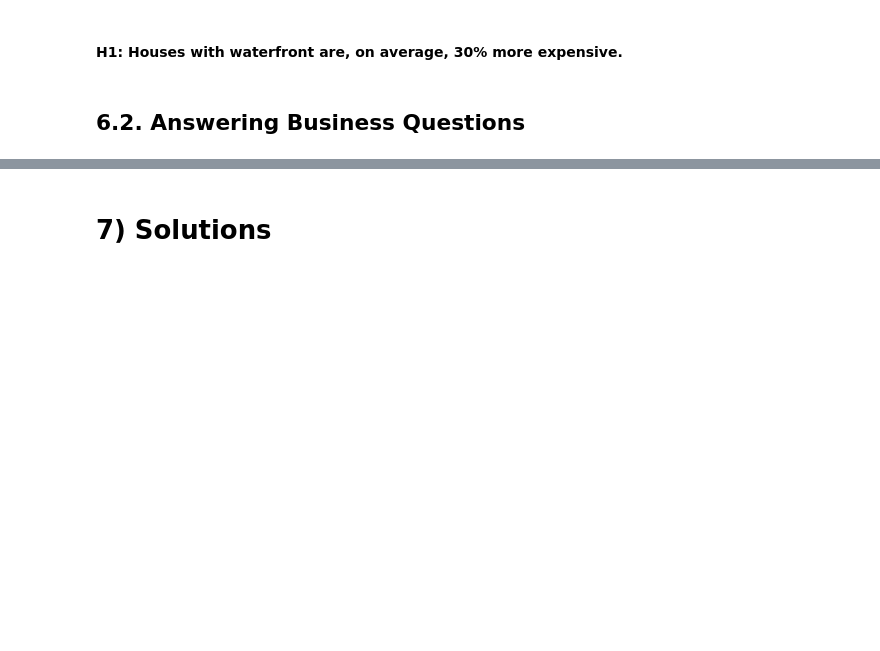
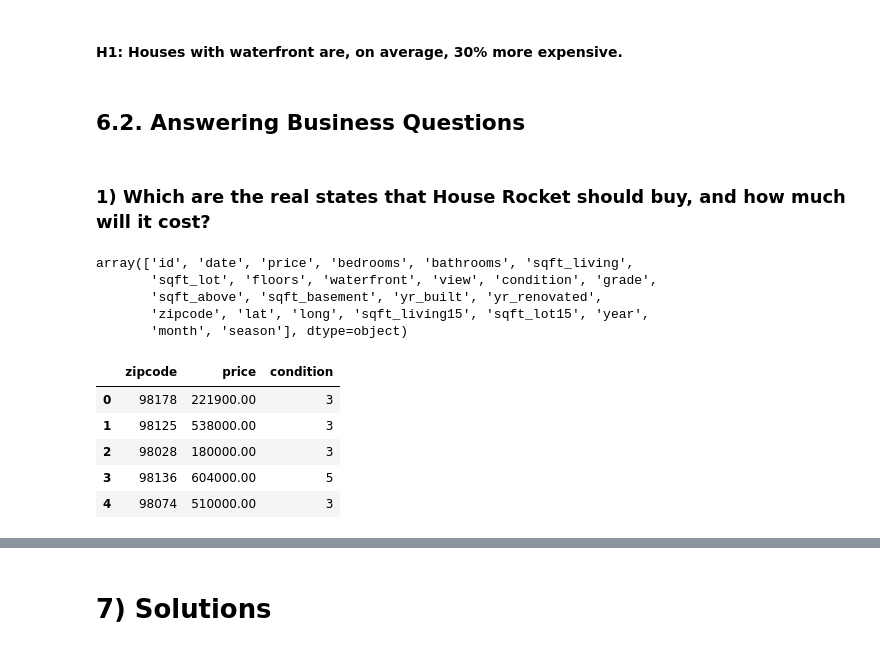
Before and after one commit to GustavoBarros11/house-rocket-insights-project, a Jupyter notebook: house_rocket_insights_cycle01.ipynb, the cells around one changed output, grey strips where cells are left out. Saved outputs shown, nothing was run; the diff lists cells and outputs as text; code cells hidden in the pictures; blank space fills up the shorter version.

```diff
--- a/house_rocket_insights_cycle01.ipynb
+++ b/house_rocket_insights_cycle01.ipynb
@@ -319,3 +331,23 @@ A média de crescimento dos preços MoM foi de 0.375%
 #### **H1: Houses with waterfront are, on average, 30% more expensive.**
 # %% [markdown]
 ## 6.2. Answering Business Questions
+# %% [markdown]
+### 1) Which are the real states that House Rocket should buy, and how much will it cost?
+# %%
+house_rocket.columns.values
+# %% [output]
+array(['id', 'date', 'price', 'bedrooms', 'bathrooms', 'sqft_living',
+       'sqft_lot', 'floors', 'waterfront', 'view', 'condition', 'grade',
+       'sqft_above', 'sqft_basement', 'yr_built', 'yr_renovated',
+       'zipcode', 'lat', 'long', 'sqft_living15', 'sqft_lot15', 'year',
+       'month', 'season'], dtype=object)
+# %%
+df_table1 = house_rocket[['zipcode', 'price', 'condition']]
+df_table1.head()
+# %% [output]
+|  | zipcode | price | condition |
+| 0 | 98178 | 221900.00 | 3 |
+| 1 | 98125 | 538000.00 | 3 |
+| 2 | 98028 | 180000.00 | 3 |
+| 3 | 98136 | 604000.00 | 5 |
+| 4 | 98074 | 510000.00 | 3 |
```
Also changed, not shown: parts of 15 cells of this notebook.
